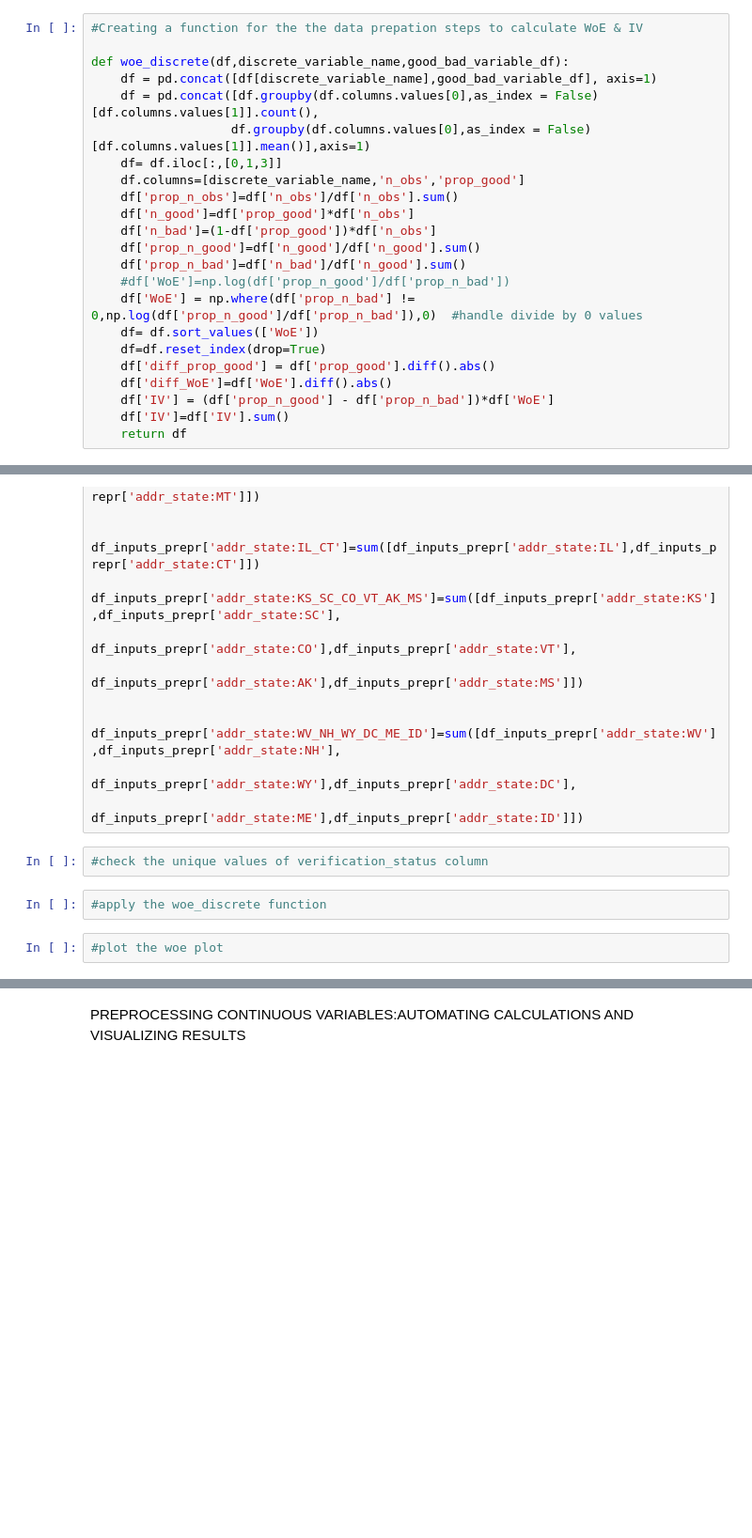
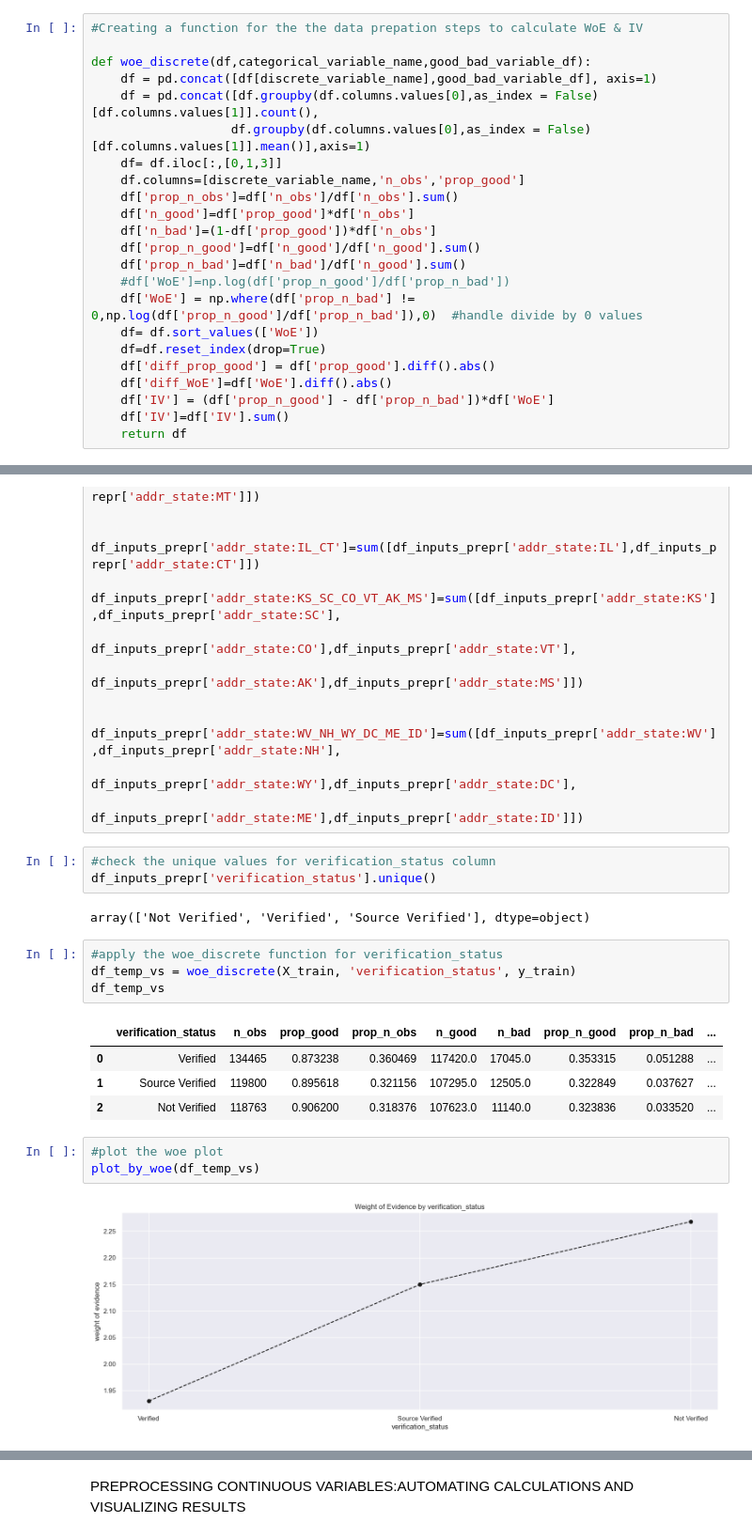
Before and after one commit to UpadhyayShweta/credit_risk_analysis, a Jupyter notebook: CreditRiskAnalysis_preprocessing_1.ipynb, the cells around one changed output, grey strips where cells are left out. Shown at 94% size. Drawn from its saved outputs; the diff is of its cells as text; blank space fills up the shorter version.

Commit message:
Data preprocessing for discrete var done, cont. in progress

```diff
--- a/CreditRiskAnalysis_preprocessing_1.ipynb
+++ b/CreditRiskAnalysis_preprocessing_1.ipynb
@@ -656,7 +656,7 @@ df1
 # %%
 #Creating a function for the the data prepation steps to calculate WoE & IV
 
-def woe_discrete(df,discrete_variable_name,good_bad_variable_df):
+def woe_discrete(df,categorical_variable_name,good_bad_variable_df):
     df = pd.concat([df[discrete_variable_name],good_bad_variable_df], axis=1)
     df = pd.concat([df.groupby(df.columns.values[0],as_index = False)[df.columns.values[1]].count(),
                    df.groupby(df.columns.values[0],as_index = False)[df.columns.values[1]].mean()],axis=1)
@@ -885,8 +879,21 @@ df_inputs_prepr['addr_state:WV_NH_WY_DC_ME_ID']=sum([df_inputs_prepr['addr_state
                                                        df_inputs_prepr['addr_state:WY'],df_inputs_prepr['addr_state:DC'],
                                                        df_inputs_prepr['addr_state:ME'],df_inputs_prepr['addr_state:ID']])
 # %%
-#check the unique values of verification_status column
+#check the unique values for verification_status column
+df_inputs_prepr['verification_status'].unique()
+# %% [output]
+array(['Not Verified', 'Verified', 'Source Verified'], dtype=object)
 # %%
-#apply the woe_discrete function
+#apply the woe_discrete function for verification_status
+df_temp_vs = woe_discrete(X_train, 'verification_status', y_train)
+df_temp_vs
+# %% [output]
+|  | verification_status | n_obs | prop_good | prop_n_obs | n_good | n_bad | prop_n_good | prop_n_bad | ... |
+| 0 | Verified | 134465 | 0.873238 | 0.360469 | 117420.0 | 17045.0 | 0.353315 | 0.051288 | ... |
+| 1 | Source Verified | 119800 | 0.895618 | 0.321156 | 107295.0 | 12505.0 | 0.322849 | 0.037627 | ... |
+| 2 | Not Verified | 118763 | 0.906200 | 0.318376 | 107623.0 | 11140.0 | 0.323836 | 0.033520 | ... |
 # %%
 #plot the woe plot
+plot_by_woe(df_temp_vs)
+# %% [output]
+[figure, added]
```
Also changed, not shown: parts of 81 cells of this notebook.
